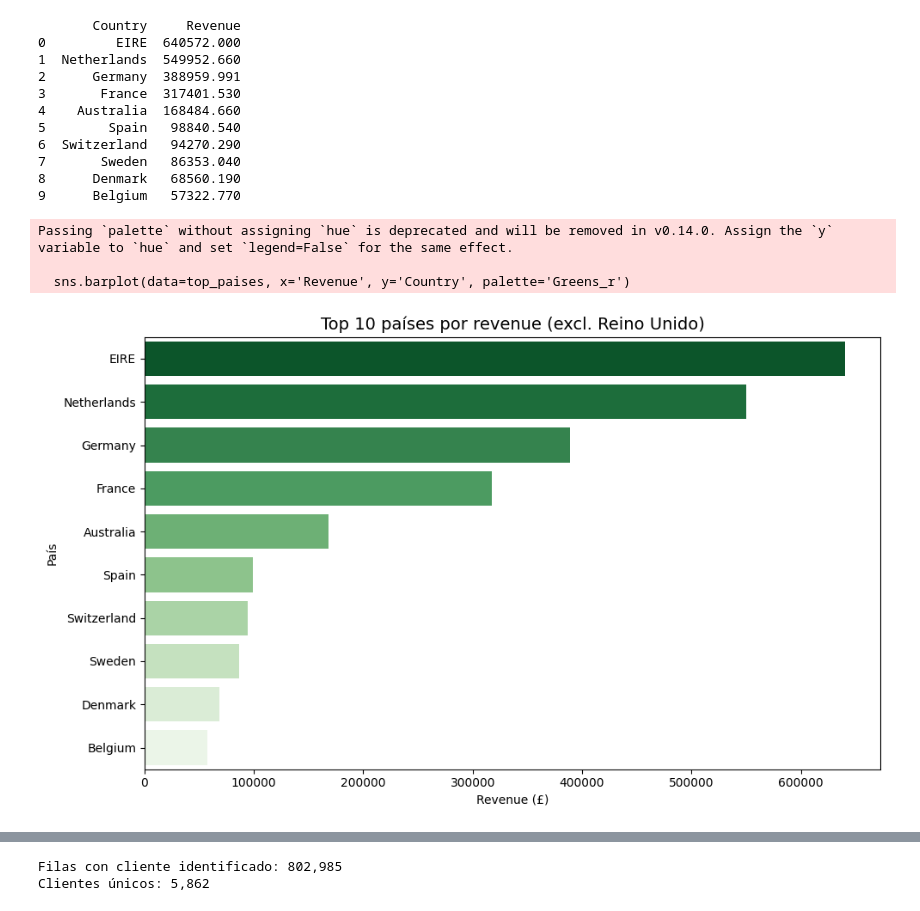
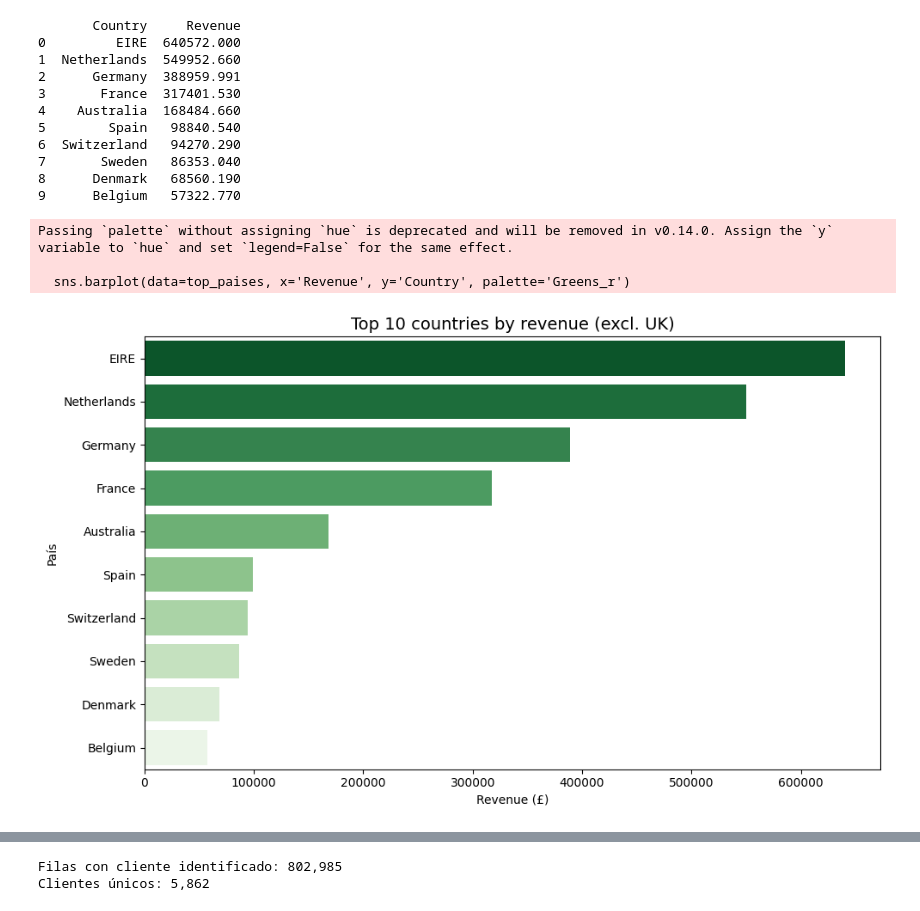
Before and after one commit to lucastellano/online_retail_analytics, a Jupyter notebook: Online_Retail.ipynb, the cells around one changed output, grey strips where cells are left out. Saved outputs shown, nothing was run; the diff lists cells and outputs as text; code cells hidden in the pictures.

```diff
--- a/Online_Retail.ipynb
+++ b/Online_Retail.ipynb
@@ -288,13 +374,13 @@ print(top_paises)
 # %%
 plt.figure(figsize=(10, 6))
 sns.barplot(data=top_paises, x='Revenue', y='Country', palette='Greens_r')
-plt.title('Top 10 países por revenue (excl. Reino Unido)', fontsize=14)
+plt.title('Top 10 countries by revenue (excl. UK)', fontsize=14)
 plt.xlabel('Revenue (£)')
 plt.ylabel('País')
 plt.tight_layout()
 plt.show()
 # %% [output]
 Passing `palette` without assigning `hue` is deprecated and will be removed in v0.14.0. Assign the `y` variable to `hue` and set `legend=False` for the same effect.
 
   sns.barplot(data=top_paises, x='Revenue', y='Country', palette='Greens_r')
-[figure, old version]
+[figure, new version]
```
Also changed, not shown: parts of 33 cells of this notebook.
